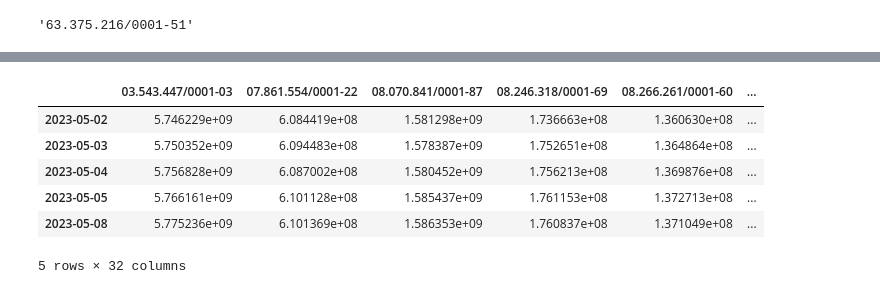
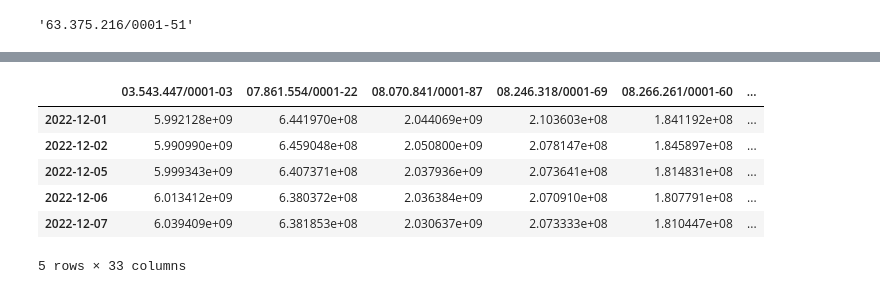
Before and after one commit to Wuisley/cotacao-de-fundos, a Jupyter notebook: cotação de fundos.ipynb, the cells around one changed output, grey strips where cells are left out. Saved outputs shown, nothing was run; the diff lists cells and outputs as text; code cells hidden in the pictures.

```diff
--- a/cotação de fundos.ipynb
+++ b/cotação de fundos.ipynb
@@ -37,0 +24,11 @@ df
+# %%
+download = requests.get(url)
+
+with open(f"inf_diario_fi_{ano}{mes_formatado}.zip", "wb") as arquivo_cvm:
+
+    arquivo_cvm.write(download.content)
+
+arquivo_zip = zipfile.ZipFile(f"inf_diario_fi_{ano}{mes_formatado}.zip")
+# %%
+df = pd.read_csv(arquivo_zip.open(arquivo_zip.namelist()[0]), sep = ";", encoding = 'ISO-8859-1')
+df
@@ -80,12 +92,6 @@ display(df2)
 # %%
 #Combinando os DataFrames em um único DataFrame
 df_concat = pd.concat(df2)
-# %%
-'''df_concat['VL_TOTAL'] = df_concat['VL_TOTAL'].astype(str).str.replace('.', ',')
-df_concat['VL_QUOTA'] = df_concat['VL_QUOTA'].astype(str).str.replace('.', ',')
-df_concat['VL_PATRIM_LIQ'] = df_concat['VL_PATRIM_LIQ'].astype(str).str.replace('.', ',')
-df_concat['CAPTC_DIA'] = df_concat['CAPTC_DIA'].astype(str).str.replace('.', ',')
-df_concat['RESG_DIA'] = df_concat['RESG_DIA'].astype(str).str.replace('.', ',')'''
 # %%
 #retirando colunas que nã há interesse
 df_concat = df_concat.drop(['TP_FUNDO','VL_TOTAL', 'CAPTC_DIA', 'RESG_DIA', 'NR_COTST'], axis =1)
@@ -130,6 +162,11 @@ d3.head()
 # %%
+#preenchendo com os valores das quotas
 for d in d3.columns:
-    d3[d] = df[df['CNPJ_FUNDO'] == d]['VL_QUOTA'].T.to_list()
+    try:
+        d3[d] = df[df['CNPJ_FUNDO'] == d]['VL_QUOTA'].T.to_list()
+    except:
+        continue
+        #print((df[df['CNPJ_FUNDO'] == d]))
 
-d3.head()
+d3.shape
 # %% [output]
@@ -143,20 +174,23 @@ d3.head()
 # %%
 #juntado os DF
 d4 = pd.concat([t1, d2])
 d4 = d4.set_index(None)
 
+#preenchendo com os valores dos patrimônios dos fundos
 for d in d4.columns:
-    d4[d] = df[df['CNPJ_FUNDO'] == d]['VL_PATRIM_LIQ'].T.to_list()
-
+    try:
+        d4[d] = df[df['CNPJ_FUNDO'] == d]['VL_PATRIM_LIQ'].T.to_list()
+    except:
+        continue
 d4.head()
 # %% [output]
 |  | 03.543.447/0001-03 | 07.861.554/0001-22 | 08.070.841/0001-87 | 08.246.318/0001-69 | 08.266.261/0001-60 | ... |
-| 2023-05-02 | 5.746229e+09 | 6.084419e+08 | 1.581298e+09 | 1.736663e+08 | 1.360630e+08 | ... |
-| 2023-05-03 | 5.750352e+09 | 6.094483e+08 | 1.578387e+09 | 1.752651e+08 | 1.364864e+08 | ... |
-| 2023-05-04 | 5.756828e+09 | 6.087002e+08 | 1.580452e+09 | 1.756213e+08 | 1.369876e+08 | ... |
-| 2023-05-05 | 5.766161e+09 | 6.101128e+08 | 1.585437e+09 | 1.761153e+08 | 1.372713e+08 | ... |
-| 2023-05-08 | 5.775236e+09 | 6.101369e+08 | 1.586353e+09 | 1.760837e+08 | 1.371049e+08 | ... |
+| 2022-12-01 | 5.992128e+09 | 6.441970e+08 | 2.044069e+09 | 2.103603e+08 | 1.841192e+08 | ... |
+| 2022-12-02 | 5.990990e+09 | 6.459048e+08 | 2.050800e+09 | 2.078147e+08 | 1.845897e+08 | ... |
+| 2022-12-05 | 5.999343e+09 | 6.407371e+08 | 2.037936e+09 | 2.073641e+08 | 1.814831e+08 | ... |
+| 2022-12-06 | 6.013412e+09 | 6.380372e+08 | 2.036384e+09 | 2.070910e+08 | 1.807791e+08 | ... |
+| 2022-12-07 | 6.039409e+09 | 6.381853e+08 | 2.030637e+09 | 2.073333e+08 | 1.810447e+08 | ... |
-5 rows × 32 columns
+5 rows × 33 columns
 # %%
 #trocando ponto por vírgula
 for col in d3.columns:
```
Also changed, not shown: parts of 17 cells of this notebook, 17 other files.
